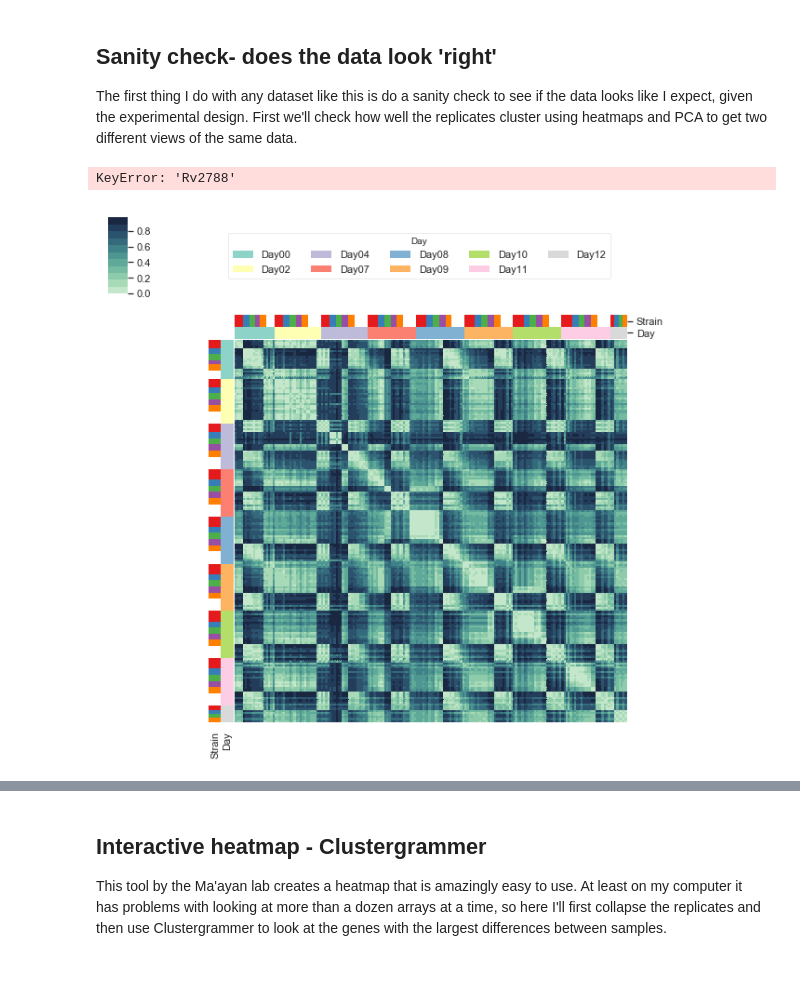
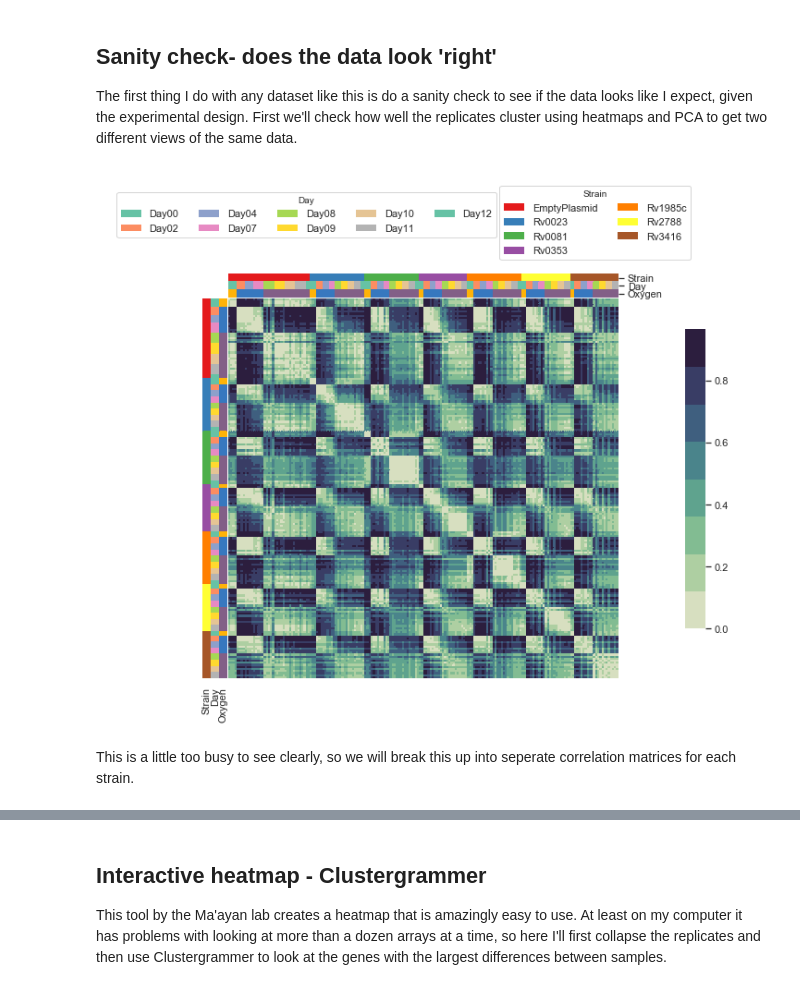
Before and after one commit to trustad/TBseqOmatic, a Jupyter notebook: RNAseq analysis worksheet.ipynb, the cells around one changed output, grey strips where cells are left out. Cells and saved outputs as stored; diff of their text form; code cells hidden in the pictures.

```diff
--- a/RNAseq analysis worksheet.ipynb
+++ b/RNAseq analysis worksheet.ipynb
@@ -198,2 +194,15 @@ Now we inspect each column of metadata, look at how the data groups, and create
 
 We first create vectors containing each element of metadata for use as categories and set up a color palette for each.
+# %%
+## for each metadata column create a list with each variable for each sample and a list with all unique values
+strain = df['Strain']
+unique_strain = np.unique(strain)
+day = df['Day']
+unique_day = np.unique(day)
+oxygen = df['Oxygen']
+unique_oxygen = np.unique(oxygen)
+
+## print out the list of unique meta-data values
+print(unique_strain)
+print(unique_day)
+print(unique_oxygen)
@@ -218,7 +266,11 @@ interactive(children=(Dropdown(description='name', options=('Set1', 'Set2', 'Set
 # %%
 ## once color map is selected, we make a 'look-up-table' that tells us what color to map to each value
-## then make a table that has the color for each sample, based on the strain.
-strain_lut = dict(zip(unique_strains, strain_pal))
-strain_cols = pd.Series(strains).map(strain_lut)
+## then use that lut to map each color back to the matching strains.
+strain_lut = dict(zip(unique_strain, strain_pal))
+strain_cols = pd.Series(strain).map(strain_lut)
 
-paltest(unique_strains,strain_pal)
+day_lut = dict(zip(unique_day, day_pal))
+day_cols = pd.Series(day).map(day_lut)
+
+oxygen_lut = dict(zip(unique_oxygen, oxygen_pal))
+oxygen_cols = pd.Series(oxygen).map(oxygen_lut)
@@ -255,42 +280,47 @@ interactive(children=(IntSlider(value=9, description='n_colors', max=16, min=2),
 ## Sanity check- does the data look 'right'
 
 The first thing I do with any dataset like this is do a sanity check to see if the data looks like I expect, given the experimental design. First we'll check how well the replicates cluster using heatmaps and PCA to get two different views of the same data.
+# %%
+## generate the distance matrix
+dists = pdist(data, 'correlation')
+
+## take those distances and convert the vector into a square
+col_ident_mat = pd.DataFrame(squareform(dists), index=df.index, columns=df.index)
+
+## make a single table with all of the metadata colors together to use as the label colors
+colors = pd.DataFrame(strain_cols).join(pd.DataFrame(day_cols)).join(pd.DataFrame(oxygen_cols))
 # %%
-## generate the distance matrix
-dists = pdist(data, 'correlation')
-col_ident_mat = pd.DataFrame(squareform(dists), index=df.index, columns=df.index)
-
-colors = pd.DataFrame(strain_cols).join(pd.DataFrame(day_cols))
-
+## Plot out all of the samples in a single identity correlation map
 g = sns.clustermap(col_ident_mat,
                    # Turn off the clustering
                    row_cluster=False, col_cluster=False,
 
                    # Add colored class labels
                    row_colors = colors,
                    col_colors = colors,
                    # Make the plot look better when many rows/cols
                    linewidths=0, xticklabels=False, yticklabels=False,
 
                    # use the color scheme selected above for the heatmap
                    cmap = hmap_col
                   )
 ## draw the legend bar for the classes
 for label in df['Day'].unique():
     g.ax_col_dendrogram.bar(0, 0, color=day_lut[label],
                             label=label, linewidth=0)
 
-l1 = g.ax_col_dendrogram.legend(title='Day', loc="center", ncol=5, bbox_to_anchor=(0.47, 0.6))
+l1 = g.ax_col_dendrogram.legend(title='Day', loc="center", ncol=5, bbox_to_anchor=(0.2, 0.6))
 
 for label in df['Strain'].unique():
     g.ax_row_dendrogram.bar(0, 0, color=strain_lut[label],
                             label=label, linewidth=0)
 
 l2 = g.ax_row_dendrogram.legend(title='Strain', loc="right", ncol=2, bbox_to_anchor=(6, 1.2))
 
 ## adjust the postion of the main colorbar for the heatmap
 g.cax.set_position([1, .2, .03, .45])
 # %% [output]
-KeyError: 'Rv2788'
-[figure, old version]
+[figure, new version]
+# %% [markdown]
+This is a little too busy to see clearly, so we will break this up into seperate correlation matrices for each strain.
 # %%
```
Also changed, not shown: parts of 36 cells of this notebook, 2 other files.
